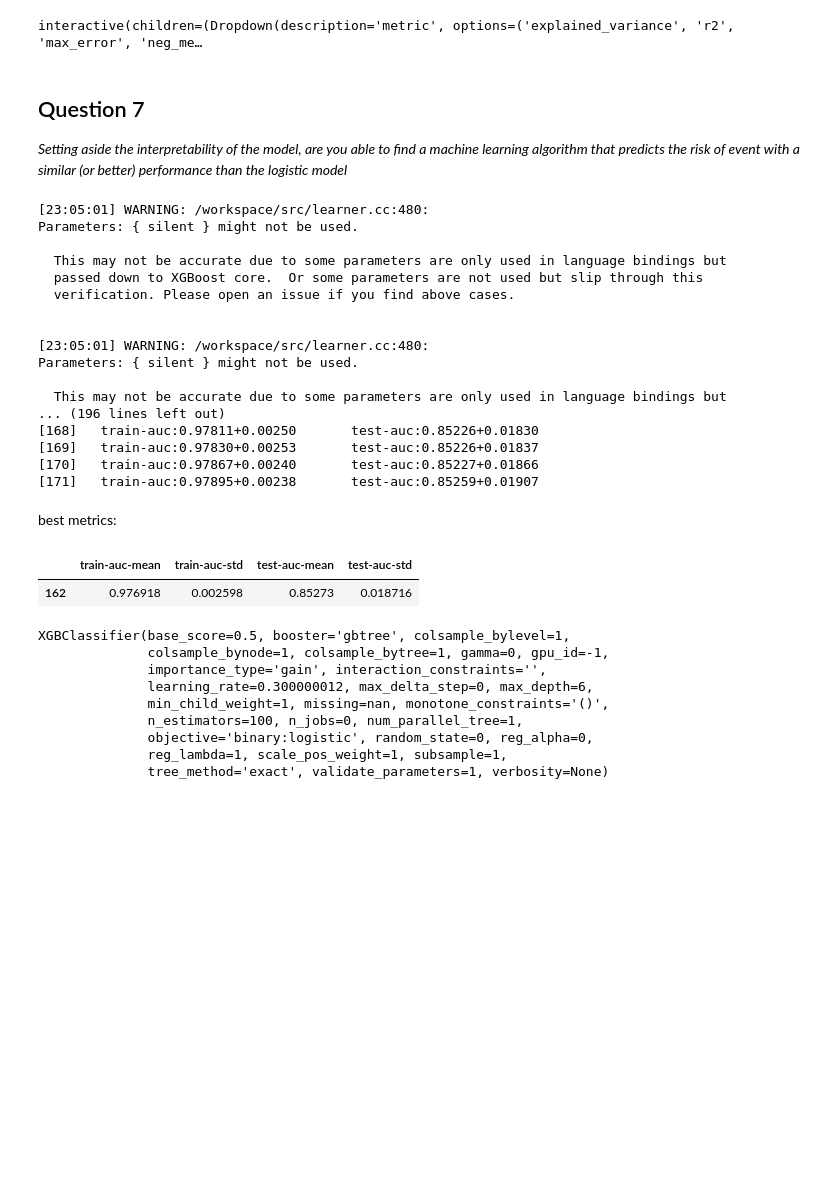
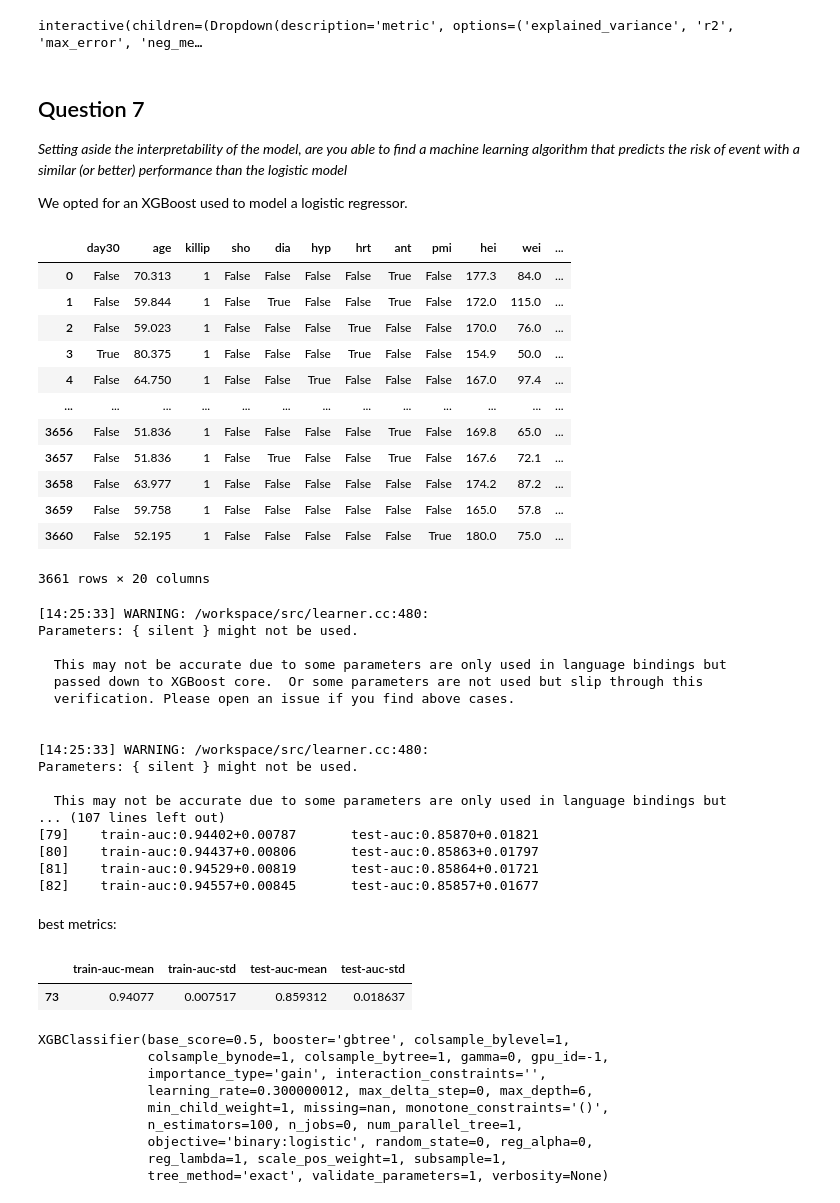
Before and after one commit to andrealorenzon/health_data_analytics, a Jupyter notebook: GUSTO/GUSTO.ipynb, the cells around one changed output. Drawn from its saved outputs; the diff is of its cells as text; code cells hidden in the pictures; blank space fills up the shorter version.

```diff
--- a/GUSTO/GUSTO.ipynb
+++ b/GUSTO/GUSTO.ipynb
@@ -518,6 +502,36 @@ interactive(children=(Dropdown(description='metric', options=('explained_varianc
 ## Question 7
 
 *Setting  aside  the  interpretability  of  the  model, are  you  able  to  find  a  machine learning algorithm that predicts the risk of event with a similar (or better) performance than the logistic model*
+
+We opted for an XGBoost used to model a logistic regressor.
+# %%
+df = pd.read_csv("./Gusto.csv")
+df['eversmk']= (df['smk']!=1).astype(bool)
+df['currentsmk']=(df['smk']==3).astype(bool)
+# dummify smk categories
+for var in ['day30','sho','dia','hyp','hrt','ant','pmi','htn','lip','pan','fam','ttr']:
+    df[var]=df[var].astype(bool)
+
+df['killip']=df['killip'].astype(int)
+
+df['sexMale']=df['sex'].apply(lambda x: False if x==0 else True)
+
+df.drop(['sex',"smk",'a65','st4'], axis=1, inplace=True)
+df
+# %% [output]
+|  | day30 | age | killip | sho | dia | hyp | hrt | ant | pmi | hei | wei | ... |
+| 0 | False | 70.313 | 1 | False | False | False | False | True | False | 177.3 | 84.0 | ... |
+| 1 | False | 59.844 | 1 | False | True | False | False | True | False | 172.0 | 115.0 | ... |
+| 2 | False | 59.023 | 1 | False | False | False | True | False | False | 170.0 | 76.0 | ... |
+| 3 | True | 80.375 | 1 | False | False | False | True | False | False | 154.9 | 50.0 | ... |
+| 4 | False | 64.750 | 1 | False | False | True | False | False | False | 167.0 | 97.4 | ... |
+| ... | ... | ... | ... | ... | ... | ... | ... | ... | ... | ... | ... | ... |
+| 3656 | False | 51.836 | 1 | False | False | False | False | True | False | 169.8 | 65.0 | ... |
+| 3657 | False | 51.836 | 1 | False | True | False | False | True | False | 167.6 | 72.1 | ... |
+| 3658 | False | 63.977 | 1 | False | False | False | False | False | False | 174.2 | 87.2 | ... |
+| 3659 | False | 59.758 | 1 | False | False | False | False | False | False | 165.0 | 57.8 | ... |
+| 3660 | False | 52.195 | 1 | False | False | False | False | False | True | 180.0 | 75.0 | ... |
+3661 rows × 20 columns
 # %%
 x_train, x_test, y_train, y_test = train_test_split(df[df.columns[1:]], df['day30'])
 
@@ -537,7 +551,7 @@ params = {'eta': 0.03,
 
 cv = xgb.cv(params, xg_train, 5000, nfold=n_folds, early_stopping_rounds=early_stopping, verbose_eval=1)
 # %% [output]
-[23:05:01] WARNING: /workspace/src/learner.cc:480:
+[14:25:33] WARNING: /workspace/src/learner.cc:480:
 Parameters: { silent } might not be used.
 
   This may not be accurate due to some parameters are only used in language bindings but
@@ -545,22 +559,22 @@ Parameters: { silent } might not be used.
   verification. Please open an issue if you find above cases.
 
 
-[23:05:01] WARNING: /workspace/src/learner.cc:480:
+[14:25:33] WARNING: /workspace/src/learner.cc:480:
 Parameters: { silent } might not be used.
 
   This may not be accurate due to some parameters are only used in language bindings but
-... (196 lines left out)
-[168]   train-auc:0.97811+0.00250       test-auc:0.85226+0.01830
-[169]   train-auc:0.97830+0.00253       test-auc:0.85226+0.01837
-[170]   train-auc:0.97867+0.00240       test-auc:0.85227+0.01866
-[171]   train-auc:0.97895+0.00238       test-auc:0.85259+0.01907
+... (107 lines left out)
+[79]    train-auc:0.94402+0.00787       test-auc:0.85870+0.01821
+[80]    train-auc:0.94437+0.00806       test-auc:0.85863+0.01797
+[81]    train-auc:0.94529+0.00819       test-auc:0.85864+0.01721
+[82]    train-auc:0.94557+0.00845       test-auc:0.85857+0.01677
 # %% [markdown]
 best metrics:
 # %%
 cv.iloc[[-1]]
 # %% [output]
 |  | train-auc-mean | train-auc-std | test-auc-mean | test-auc-std |
-| 162 | 0.976918 | 0.002598 | 0.85273 | 0.018716 |
+| 73 | 0.94077 | 0.007517 | 0.859312 | 0.018637 |
 # %%
 params = {'eta': 0.03,
           'max_depth': 5,
```
Also changed, not shown: parts of 11 cells of this notebook.
